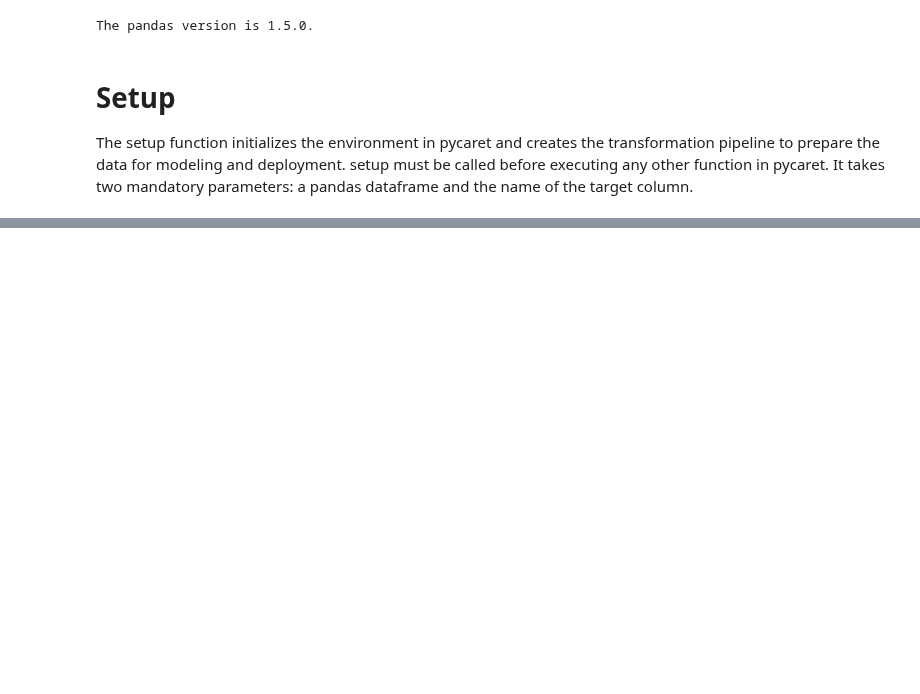
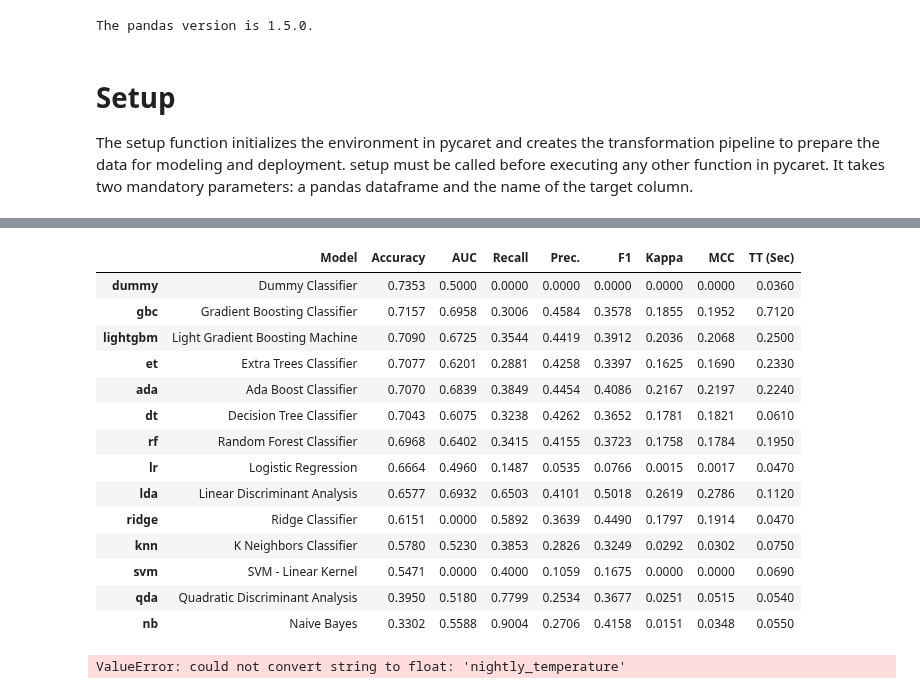
Before and after one commit to kcristinaa/RAIS-miniproject, a Jupyter notebook: predict_semas.ipynb, the cells around one changed output, grey strips where cells are left out. Saved outputs shown, nothing was run; the diff lists cells and outputs as text; code cells hidden in the pictures; blank space fills up the shorter version.

```diff
--- a/predict_semas.ipynb
+++ b/predict_semas.ipynb
@@ -306,0 +356,18 @@ plot_model() succesfully completed......................................
+# %%
+best = compare_models()
+# %% [output]
+|  | Model | Accuracy | AUC | Recall | Prec. | F1 | Kappa | MCC | TT (Sec) |
+| dummy | Dummy Classifier | 0.7353 | 0.5000 | 0.0000 | 0.0000 | 0.0000 | 0.0000 | 0.0000 | 0.0360 |
+| gbc | Gradient Boosting Classifier | 0.7157 | 0.6958 | 0.3006 | 0.4584 | 0.3578 | 0.1855 | 0.1952 | 0.7120 |
+| lightgbm | Light Gradient Boosting Machine | 0.7090 | 0.6725 | 0.3544 | 0.4419 | 0.3912 | 0.2036 | 0.2068 | 0.2500 |
+| et | Extra Trees Classifier | 0.7077 | 0.6201 | 0.2881 | 0.4258 | 0.3397 | 0.1625 | 0.1690 | 0.2330 |
+| ada | Ada Boost Classifier | 0.7070 | 0.6839 | 0.3849 | 0.4454 | 0.4086 | 0.2167 | 0.2197 | 0.2240 |
+| dt | Decision Tree Classifier | 0.7043 | 0.6075 | 0.3238 | 0.4262 | 0.3652 | 0.1781 | 0.1821 | 0.0610 |
+| rf | Random Forest Classifier | 0.6968 | 0.6402 | 0.3415 | 0.4155 | 0.3723 | 0.1758 | 0.1784 | 0.1950 |
+| lr | Logistic Regression | 0.6664 | 0.4960 | 0.1487 | 0.0535 | 0.0766 | 0.0015 | 0.0017 | 0.0470 |
+| lda | Linear Discriminant Analysis | 0.6577 | 0.6932 | 0.6503 | 0.4101 | 0.5018 | 0.2619 | 0.2786 | 0.1120 |
+| ridge | Ridge Classifier | 0.6151 | 0.0000 | 0.5892 | 0.3639 | 0.4490 | 0.1797 | 0.1914 | 0.0470 |
+| knn | K Neighbors Classifier | 0.5780 | 0.5230 | 0.3853 | 0.2826 | 0.3249 | 0.0292 | 0.0302 | 0.0750 |
+| svm | SVM - Linear Kernel | 0.5471 | 0.0000 | 0.4000 | 0.1059 | 0.1675 | 0.0000 | 0.0000 | 0.0690 |
+| qda | Quadratic Discriminant Analysis | 0.3950 | 0.5180 | 0.7799 | 0.2534 | 0.3677 | 0.0251 | 0.0515 | 0.0540 |
+| nb | Naive Bayes | 0.3302 | 0.5588 | 0.9004 | 0.2706 | 0.4158 | 0.0151 | 0.0348 | 0.0550 |
@@ -306,0 +385,5 @@ plot_model() succesfully completed......................................
+# %%
+rf = RandomForestClassifier(n_estimators=150)
+rf.fit(X, y_train)
+# %% [output]
+ValueError: could not convert string to float: 'nightly_temperature'
```
Also changed, not shown: parts of 28 cells of this notebook, 1 other file.
